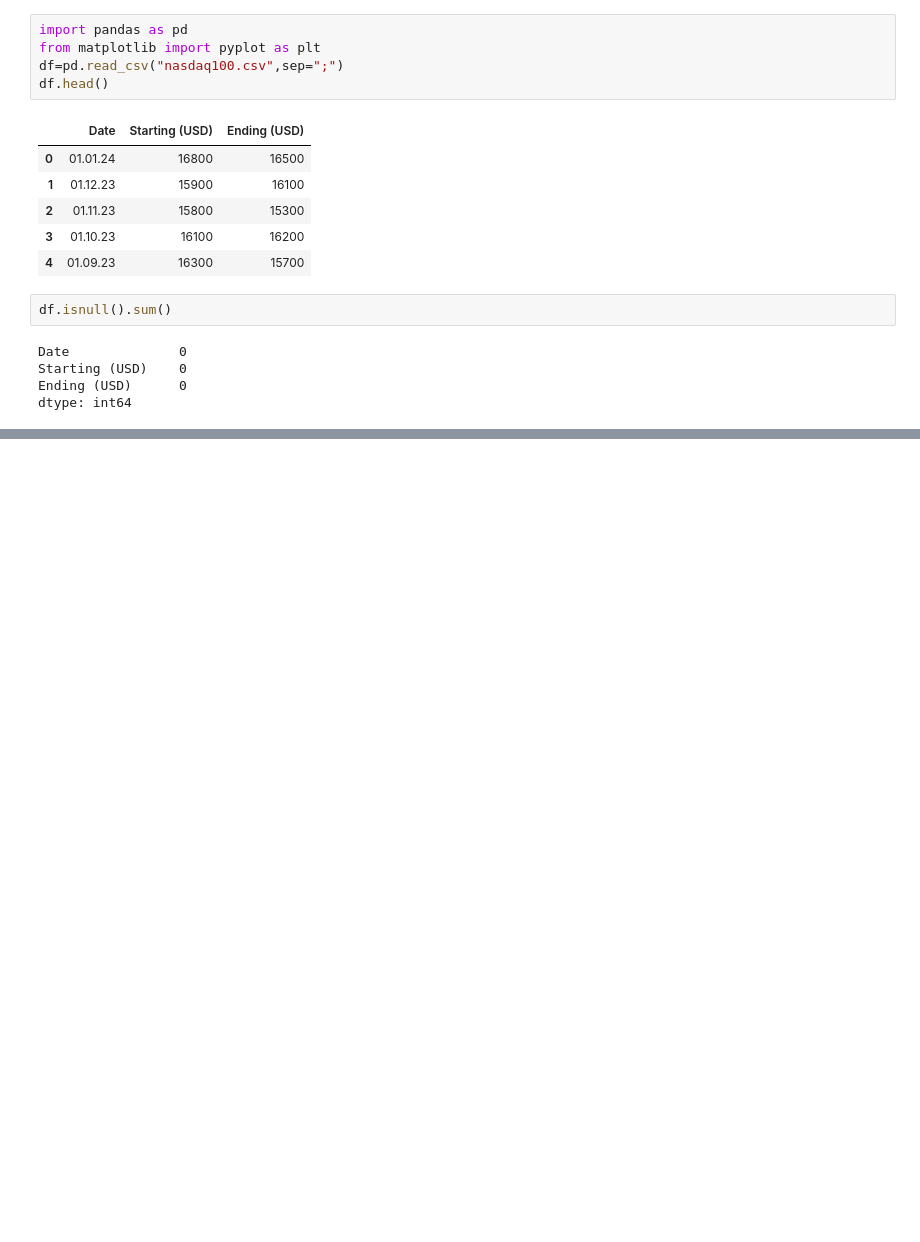
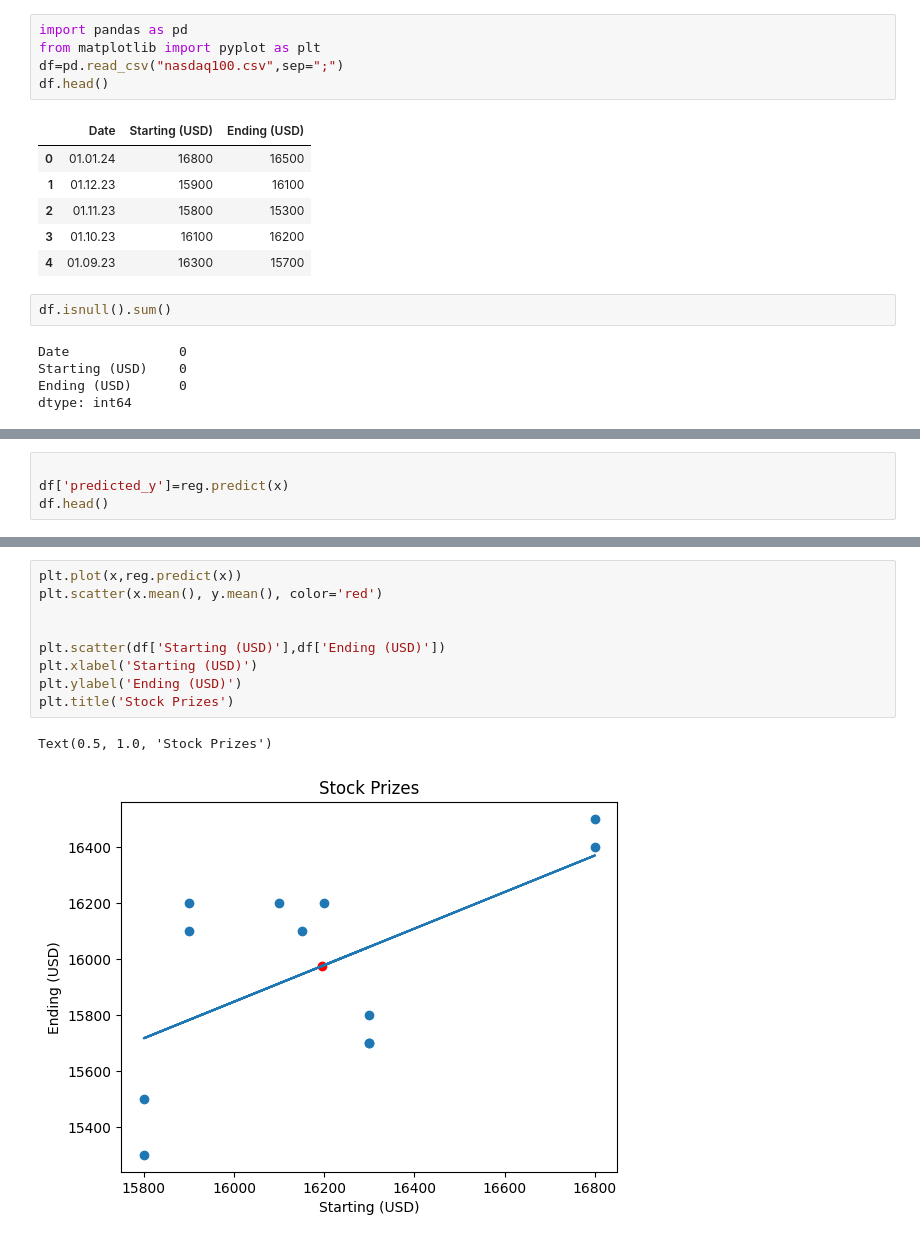
Before and after one commit to arman-hossain45/Machine_Learning, a Jupyter notebook: linearRegration/valuePrediction.ipynb, the cells around one changed output, grey strips where cells are left out. Cells and saved outputs as stored; diff of their text form; blank space fills up the shorter version.

```diff
--- a/linearRegration/valuePrediction.ipynb
+++ b/linearRegration/valuePrediction.ipynb
@@ -56,0 +91,4 @@ plt.show()
+# %%
+
+df['predicted_y']=reg.predict(x)
+df.head()
@@ -56,0 +102,12 @@ plt.show()
+# %%
+plt.plot(x,reg.predict(x))
+plt.scatter(x.mean(), y.mean(), color='red')
+
+
+plt.scatter(df['Starting (USD)'],df['Ending (USD)'])
+plt.xlabel('Starting (USD)')
+plt.ylabel('Ending (USD)')
+plt.title('Stock Prizes')
+# %% [output]
+Text(0.5, 1.0, 'Stock Prizes')
+[figure, added]
```
Also changed, not shown: parts of 10 cells of this notebook.
